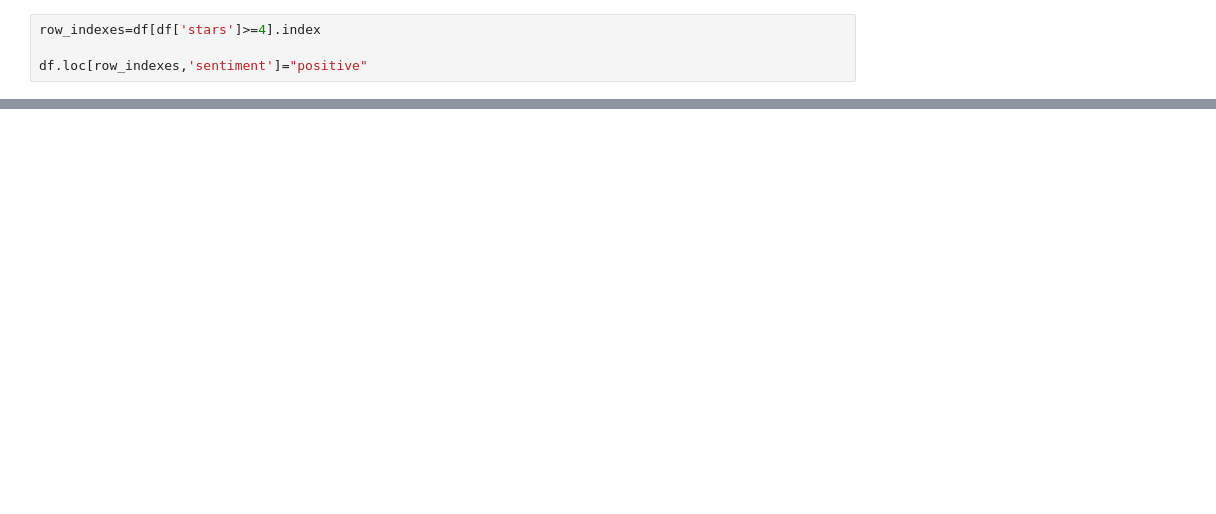
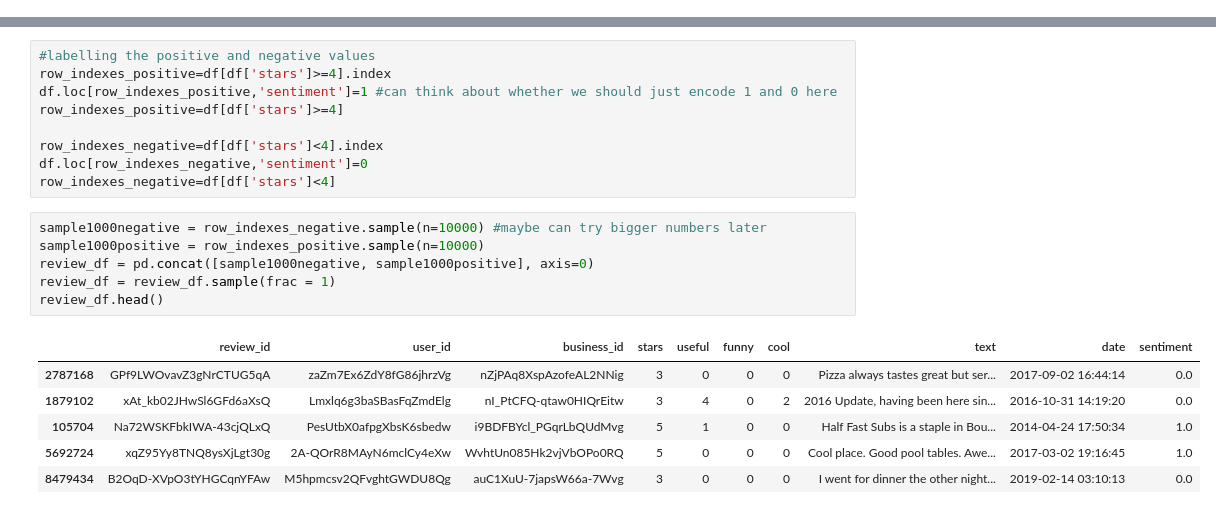
Before and after one commit to quacklinhui/CZ4045-NLP, a Jupyter notebook: NLP.ipynb, the cells around one changed output, grey strips where cells are left out. Drawn from its saved outputs; the diff is of its cells as text; blank space fills up the shorter version.

```diff
--- a/NLP.ipynb
+++ b/NLP.ipynb
@@ -26,4 +37,0 @@ df
-# %%
-row_indexes=df[df['stars']>=4].index
-
-df.loc[row_indexes,'sentiment']="positive"
@@ -94,0 +38,22 @@ df
+# %%
+#labelling the positive and negative values
+row_indexes_positive=df[df['stars']>=4].index
+df.loc[row_indexes_positive,'sentiment']=1 #can think about whether we should just encode 1 and 0 here
+row_indexes_positive=df[df['stars']>=4]
+
+row_indexes_negative=df[df['stars']<4].index
+df.loc[row_indexes_negative,'sentiment']=0
+row_indexes_negative=df[df['stars']<4]
+# %%
+sample1000negative = row_indexes_negative.sample(n=10000) #maybe can try bigger numbers later
+sample1000positive = row_indexes_positive.sample(n=10000)
+review_df = pd.concat([sample1000negative, sample1000positive], axis=0)
+review_df = review_df.sample(frac = 1)
+review_df.head()
+# %% [output]
+|  | review_id | user_id | business_id | stars | useful | funny | cool | text | date | sentiment |
+| 2787168 | GPf9LWOvavZ3gNrCTUG5qA | zaZm7Ex6ZdY8fG86jhrzVg | nZjPAq8XspAzofeAL2NNig | 3 | 0 | 0 | 0 | Pizza always tastes great but ser... | 2017-09-02 16:44:14 | 0.0 |
+| 1879102 | xAt_kb02JHwSl6GFd6aXsQ | Lmxlq6g3baSBasFqZmdElg | nI_PtCFQ-qtaw0HIQrEitw | 3 | 4 | 0 | 2 | 2016 Update, having been here sin... | 2016-10-31 14:19:20 | 0.0 |
+| 105704 | Na72WSKFbkIWA-43cjQLxQ | PesUtbX0afpgXbsK6sbedw | i9BDFBYcl_PGqrLbQUdMvg | 5 | 1 | 0 | 0 | Half Fast Subs is a staple in Bou... | 2014-04-24 17:50:34 | 1.0 |
+| 5692724 | xqZ95Yy8TNQ8ysXjLgt30g | 2A-QOrR8MAyN6mclCy4eXw | WvhtUn085Hk2vjVbOPo0RQ | 5 | 0 | 0 | 0 | Cool place. Good pool tables. Awe... | 2017-03-02 19:16:45 | 1.0 |
+| 8479434 | B2OqD-XVpO3tYHGCqnYFAw | M5hpmcsv2QFvghtGWDU8Qg | auC1XuU-7japsW66a-7Wvg | 3 | 0 | 0 | 0 | I went for dinner the other night... | 2019-02-14 03:10:13 | 0.0 |
```
Also changed, not shown: parts of 30 cells of this notebook, 3 other files.
